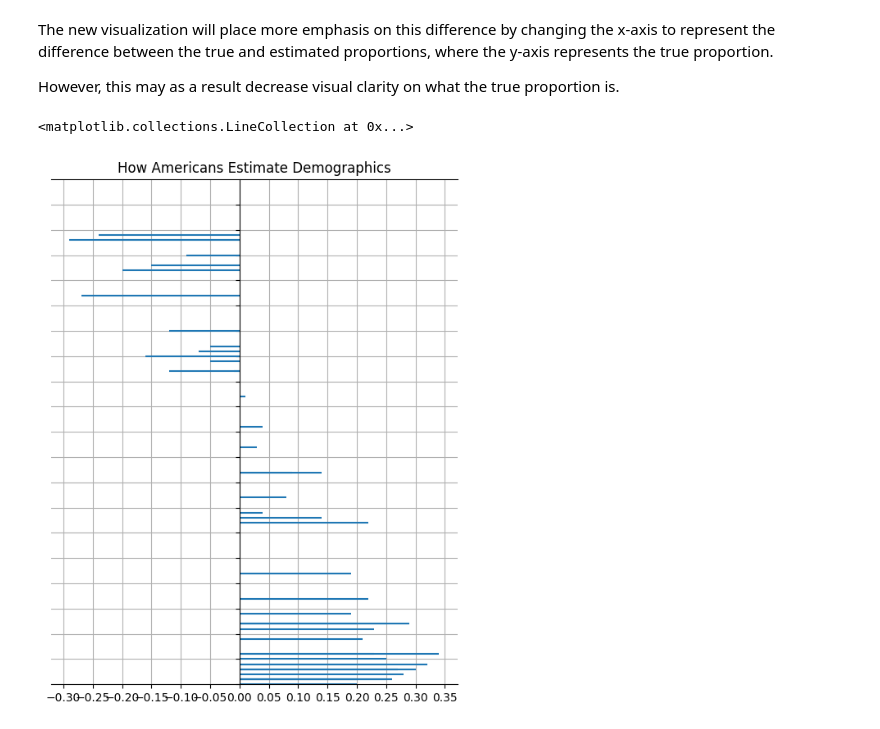
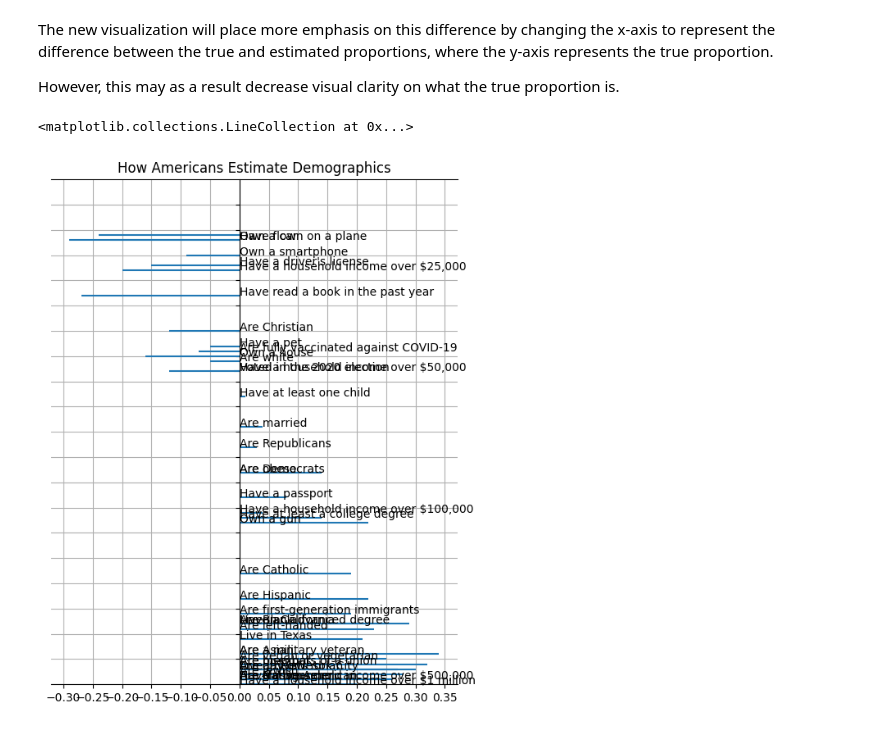
Before and after one commit to erntan/mm, a Jupyter notebook: 2249/2249.ipynb, the cells around one changed output. Saved outputs shown, nothing was run; the diff lists cells and outputs as text; code cells hidden in the pictures.

```diff
--- a/2249/2249.ipynb
+++ b/2249/2249.ipynb
@@ -74,22 +74,23 @@ diff = est_prop - true_prop
 # %%
 # Plot
 fig, ax = plt.subplots()
 
 ax.set_xticks([x/20 for x in range(-40,40)])
 ax.set_ylim(0, 1)
 ax.set_yticks([x/20 for x in range(0,20)])
 ax.set_yticklabels('')
 ax.set_title("How Americans Estimate Demographics")
 x_annotate = [0] * len(y_lab)
-map(ax.annotate, y_lab, list(zip(x_annotate, true_prop)))
+for i in range(0,len(y_lab)-1):
+    ax.annotate(y_lab[i], xy = (x_annotate[i],true_prop[i]))
 
 ax.spines['right'].set_visible(False)
 ax.spines['left'].set_position('zero')
 ax.grid(True)
 
 fig.set_figheight(8)
 
 plt.hlines(y, xmin = [0]*len(true_prop), xmax = diff)
 # %% [output]
 <matplotlib.collections.LineCollection at 0x...>
-[figure, old version]
+[figure, new version]
```
